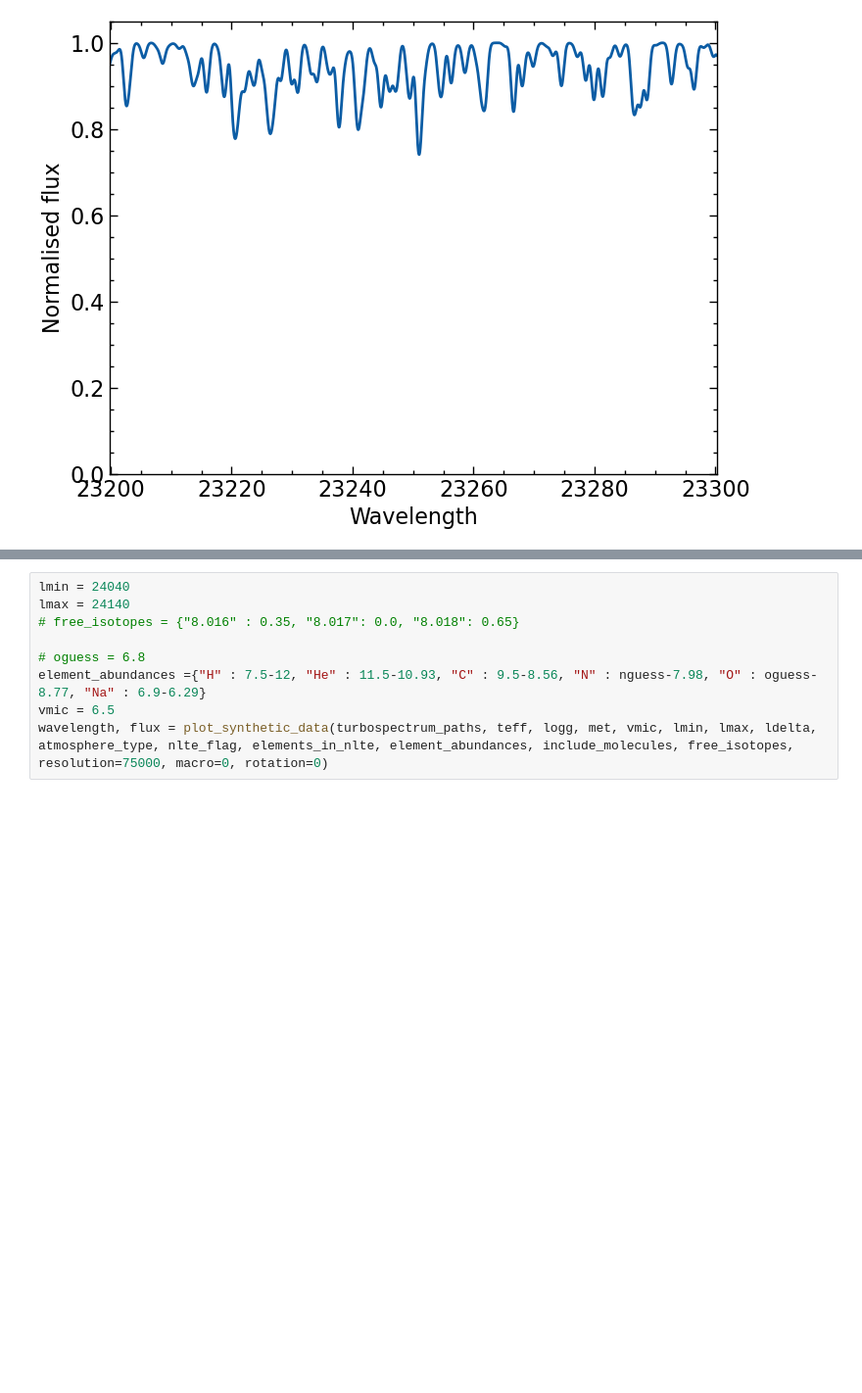
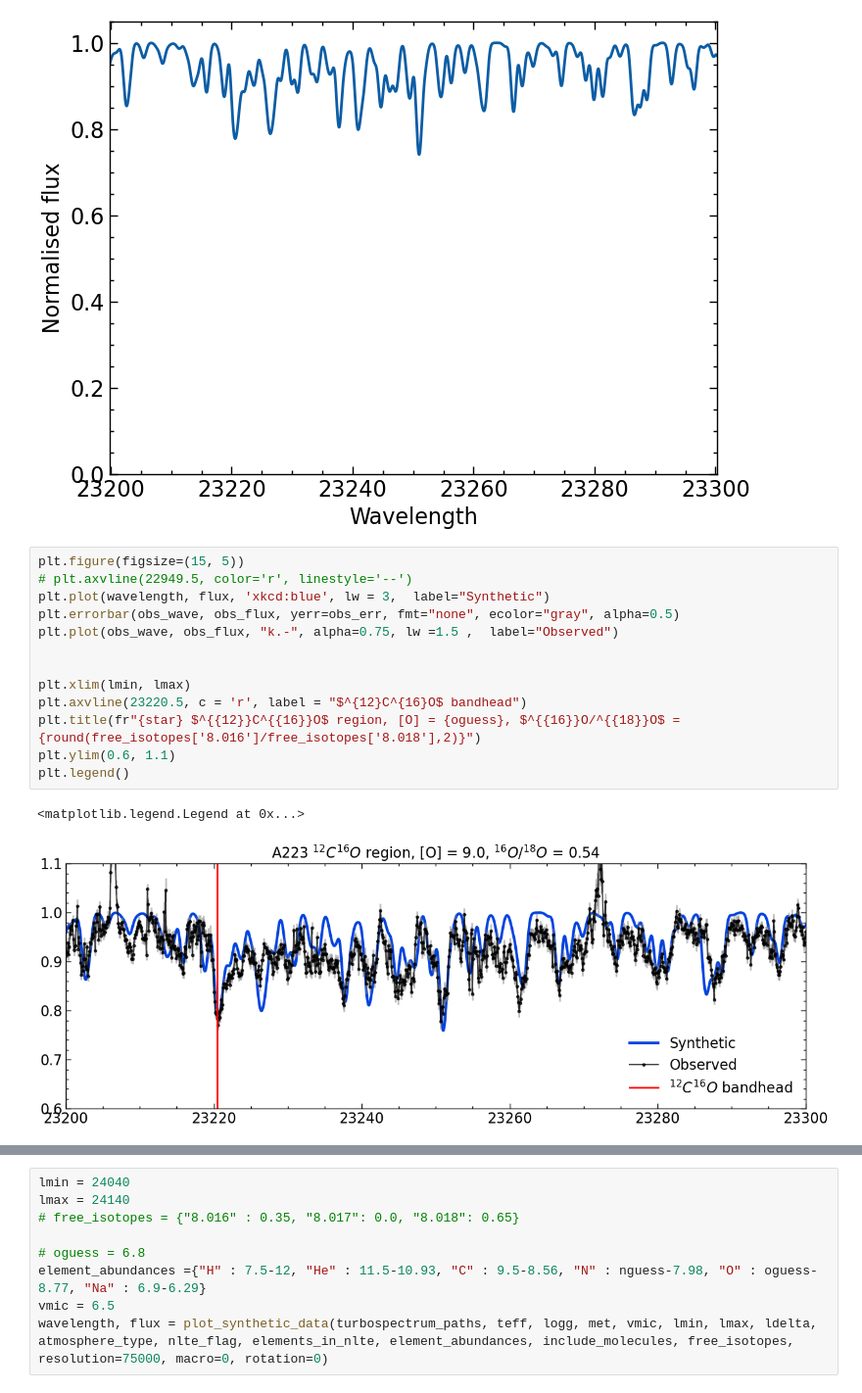
Before and after one commit to advaitmehla/TSFitPy, a Jupyter notebook: guess_nbs/A223.ipynb, the cells around one changed output, grey strips where cells are left out. Shown at 98% size. Drawn from its saved outputs; the diff is of its cells as text; blank space fills up the shorter version.

```diff
--- a/guess_nbs/A223.ipynb
+++ b/guess_nbs/A223.ipynb
@@ -94,3 +101,19 @@ Trimming done
 Running TS
 TS completed
 [figure]
+# %%
+plt.figure(figsize=(15, 5))
+# plt.axvline(22949.5, color='r', linestyle='--')
+plt.plot(wavelength, flux, 'xkcd:blue', lw = 3,  label="Synthetic")
+plt.errorbar(obs_wave, obs_flux, yerr=obs_err, fmt="none", ecolor="gray", alpha=0.5)
+plt.plot(obs_wave, obs_flux, "k.-", alpha=0.75, lw =1.5 ,  label="Observed")
+
+
+plt.xlim(lmin, lmax)
+plt.axvline(23220.5, c = 'r', label = "$^{12}C^{16}O$ bandhead")
+plt.title(fr"{star} $^{{12}}C^{{16}}O$ region, [O] = {oguess}, $^{{16}}O/^{{18}}O$ = {round(free_isotopes['8.016']/free_isotopes['8.018'],2)}")
+plt.ylim(0.6, 1.1)
+plt.legend()
+# %% [output]
+<matplotlib.legend.Legend at 0x...>
+[figure, added]
```
Also changed, not shown: parts of 9 cells of this notebook, 9 other files.
